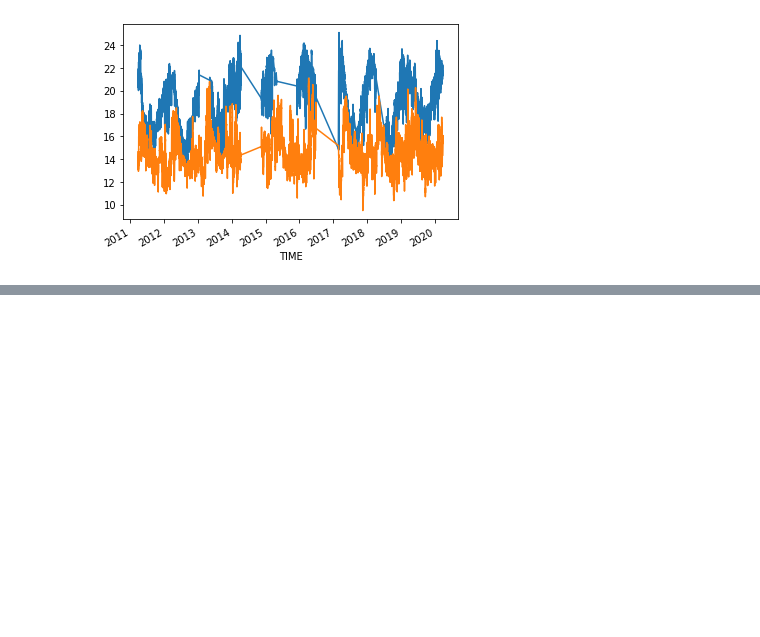
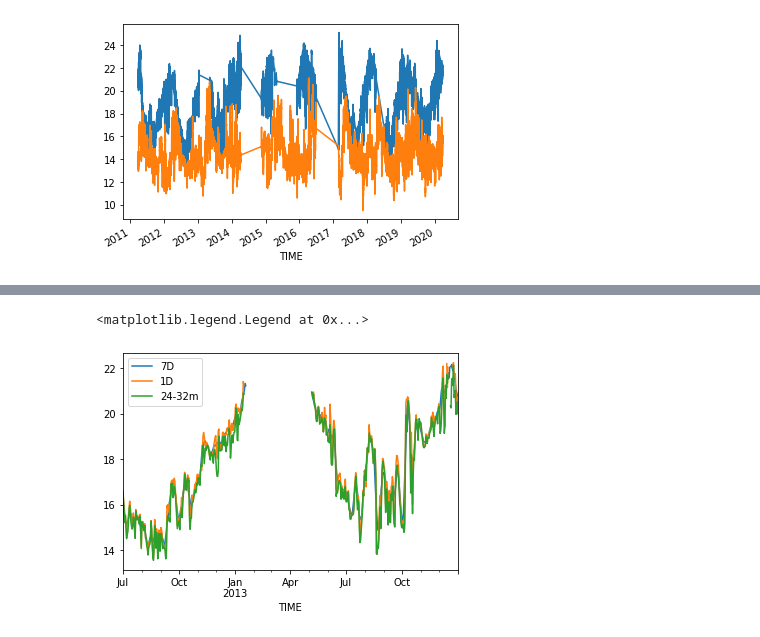
Before and after one commit to Stuartsgithub/BMP2020, a Jupyter notebook: BMP2020_aggregated_latest.ipynb, the cells around one changed output, grey strips where cells are left out. Saved outputs shown, nothing was run; the diff lists cells and outputs as text; code cells hidden in the pictures; blank space fills up the shorter version.

```diff
--- a/BMP2020_aggregated_latest.ipynb
+++ b/BMP2020_aggregated_latest.ipynb
@@ -274,5 +293,8 @@ ax.set_title('20m Temperature at BMP 120');
 # %%
 surface_temp_7D['2012-7':'2013'].plot(label='7D')
 surface_temp_1D['2012-7':'2013'].plot(label='1D')
-depth24_32_temp_1D['2012-7':'2013'].plot(label='bin2')
+bin24_32_temp_1D['2012-7':'2013'].plot(label='24-32m')
 plt.legend()
+# %% [output]
+<matplotlib.legend.Legend at 0x...>
+[figure, added]
```
Also changed, not shown: parts of 66 cells of this notebook.
